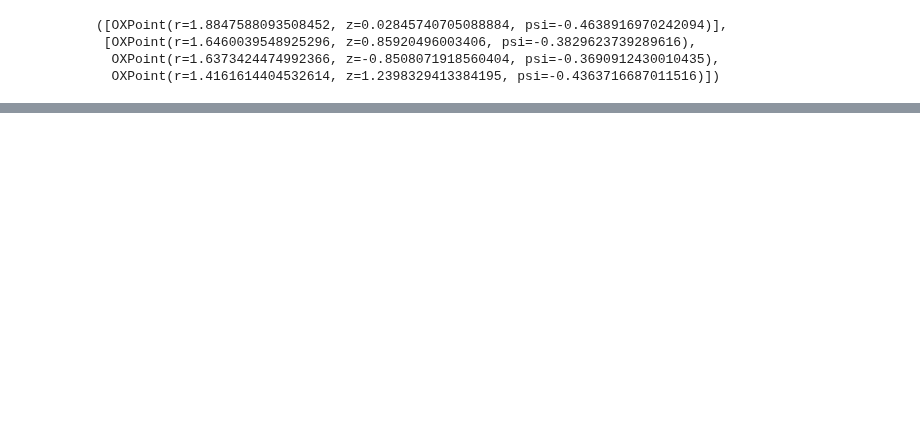
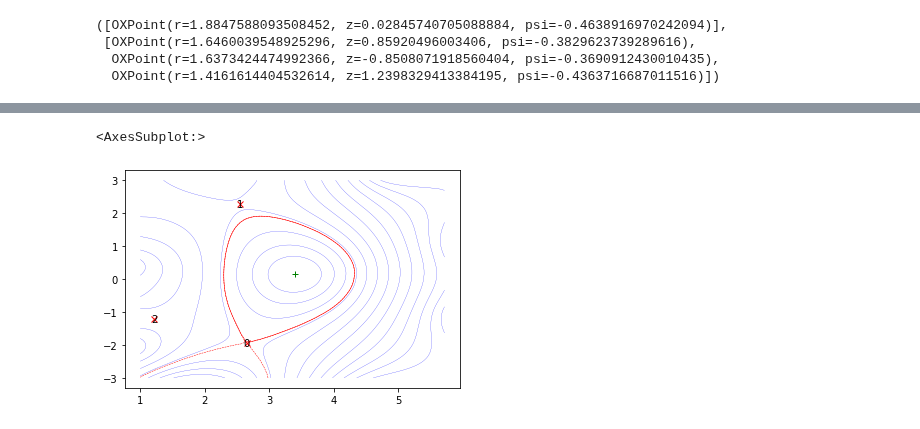
Before and after one commit to fusion-yun/fytok_old, a Jupyter notebook: examples/demo_eq.ipynb, the cells around one changed output, grey strips where cells are left out. Drawn from its saved outputs; the diff is of its cells as text; code cells hidden in the pictures; blank space fills up the shorter version.

```diff
--- a/examples/demo_eq.ipynb
+++ b/examples/demo_eq.ipynb
@@ -72,0 +63,48 @@ eq.boundary.psi
+# %%
+def sp_ATEC_to_equilibrium_profiles_2d(fpath):
+    def _read_data(fid, count, width=16):
+        data = []
+        for n in range(count):
+            data.append(float(fid.read(width)))
+            if n >= count - 1 or ((n + 1) % 5 == 0):
+                fid.readline()
+            else:
+                fid.read(1)
+        data = np.asarray(data)
+        return data
+
+    profiles_2d = {"grid_type": {"name": "rectangular", "index": 1}}
+
+    with open(fpath,  mode="r") as fid:
+
+        nw = int(fid.read(5))
+        fid.read(1)
+        nh = int(fid.read(5))
+        fid.readline()
+
+        data = _read_data(fid, nw*nh+nw+nh, width=20)
+
+        psirz = data[:nw*nh].reshape([nh, nw])
+        dim1 = data[nw*nh::2]
+        dim2 = data[nw*nh+1::2]
+
+        profiles_2d["grid"] = {"dim1": dim1, "dim2": dim2, }
+
+        profiles_2d["psi"] = psirz
+
+    return {"equilibrium": {"profiles_2d": profiles_2d}}
+# %%
+dd = sp_ATEC_to_equilibrium_profiles_2d("/home/salmon/workspace/atec/ATEC_craft/eqoutput")
+
+dd["equilibrium"]["vacuum_toroidal_field"] = {"b0": 5, "r0": 4.0, }
+dd["equilibrium"]["global_quantities"] = {"ip": 1e6}
+
+eq_new = Equilibrium(dd["equilibrium"])
+# %%
+eq_new.plot(
+    boundary=True,
+    separatrix=True,
+    contour=np.linspace(0,5,20),)
+# %% [output]
+<AxesSubplot:>
+[figure, added]
```
Also changed, not shown: parts of 4 cells of this notebook, 2 other files.
